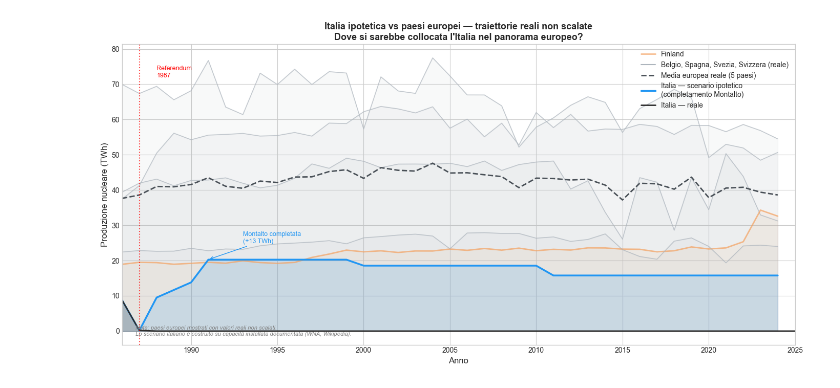
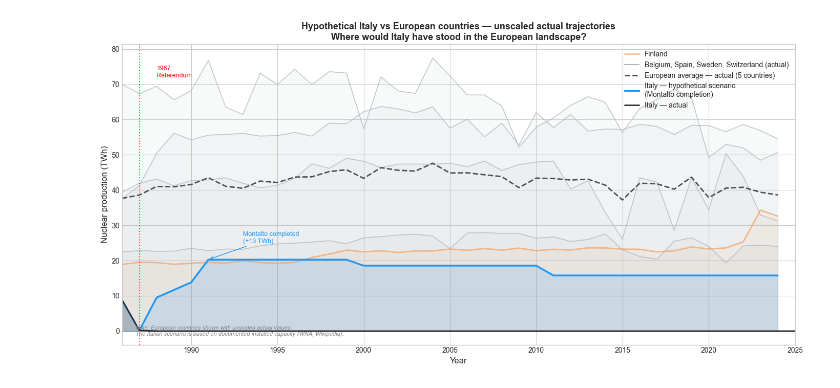
Before and after one commit to giuseppe-vigliotti/nuclear-data-analysis, a Jupyter notebook: notebooks/02_visualizzazioni.ipynb, the cells around one changed output. Saved outputs shown, nothing was run; the diff lists cells and outputs as text; code cells hidden in the pictures.

Commit message:
feat: regenerate plots and update notebooks

```diff
--- a/notebooks/02_visualizzazioni.ipynb
+++ b/notebooks/02_visualizzazioni.ipynb
@@ -4,16 +4,25 @@ import matplotlib.pyplot as plt
 import seaborn as sns
 import sqlite3
 import os
+import logging
 
-# Connessione al database
+# Logging setup (force=True for Jupyter kernel compatibility)
+logging.basicConfig(
+    level=logging.INFO,
+    format='%(asctime)s — %(levelname)s — %(message)s',
+    force=True
+)
+logger = logging.getLogger(__name__)
+
+# Connect to database
 BASE_DIR = os.path.dirname(os.path.abspath(''))
 DB_PATH = os.path.join(BASE_DIR, 'db', 'nuclear.db')
 conn = sqlite3.connect(DB_PATH)
 
-# Stile grafici
+# Chart style
 plt.style.use('seaborn-v0_8-whitegrid')
 sns.set_palette('husl')
 
-print("Setup completato")
-print(f"Database: {DB_PATH}")
+logger.info("Setup complete")
+logger.info(f"Database: {DB_PATH}")
 # %% [output]
@@ -1067,7 +1063,7 @@ Grafico salvato in plots/
 # %%
 fig, ax = plt.subplots(figsize=(14, 7))
 
-# Paesi europei — traiettorie reali non scalate
+# European countries — unscaled actual trajectories
 colori_eu = {
     'Belgium':     ('#DEE2E6', '#ADB5BD'),
     'Spain':       ('#DEE2E6', '#ADB5BD'),
@@ -1090,61 +1086,61 @@ for country in paesi_europei:
             color=line_col, linewidth=spessore,
             alpha=0.7, label=etichetta)
 
-# Etichetta per il gruppo grigio
+# Group label for grey countries
 ax.plot([], [], color='#ADB5BD', linewidth=1.5,
-        label='Belgio, Spagna, Svezia, Svizzera (reale)')
+        label='Belgium, Spain, Sweden, Switzerland (actual)')
 
-# Media europea reale
+# European actual average
 media_eu_reale = df_eu.groupby('year')['nuclear_twh'].mean()
 ax.plot(media_eu_reale.index, media_eu_reale.values,
         color='#495057', linewidth=2, linestyle='--',
-        label='Media europea reale (5 paesi)')
+        label='European average — actual (5 countries)')
 
-# Scenario Italia ipotetico — valori assoluti
+# Italy hypothetical scenario — absolute values
 ax.fill_between(df_scenario['year'], df_scenario['twh_scenario'],
                 alpha=0.15, color='#2196F3')
 ax.plot(df_scenario['year'], df_scenario['twh_scenario'],
         color='#2196F3', linewidth=2.5,
-        label='Italia — scenario ipotetico\n(completamento Montalto)')
+        label='Italy — hypothetical scenario\n(Montalto completion)')
 
-# Italia reale
+# Italy actual
 df_italy_plot = df_merged[
     (df_merged['country'] == 'Italy') &
     (df_merged['year'] >= 1986)
 ].copy()
 ax.fill_between(df_italy_plot['year'], df_italy_plot['nuclear_twh'],
                 alpha=0.2, color='#2d2d2d')
 ax.plot(df_italy_plot['year'], df_italy_plot['nuclear_twh'],
         color='#2d2d2d', linewidth=2,
-        label='Italia — reale')
+        label='Italy — actual')
 
-# Linea referendum
+# Referendum line
 ax.axvline(x=1987, color='red', linestyle=':', linewidth=1.5, alpha=0.7)
-ax.text(1988, 72, 'Referendum\n1987', color='red', fontsize=9)
+ax.text(1988, 72, '1987\nReferendum', color='red', fontsize=9)
 
-# Annotazione Montalto
-ax.annotate('Montalto completata\n(+13 TWh)',
+# Montalto annotation
+ax.annotate('Montalto completed\n(+13 TWh)',
             xy=(1991, 20.3), xytext=(1993, 25),
             arrowprops=dict(arrowstyle='->', color='#2196F3'),
             fontsize=9, color='#2196F3')
 
-ax.set_xlabel('Anno', fontsize=12)
-ax.set_ylabel('Produzione nucleare (TWh)', fontsize=12)
-ax.set_title('Italia ipotetica vs paesi europei — traiettorie reali non scalate\n'
-             'Dove si sarebbe collocata l\'Italia nel panorama europeo?',
+ax.set_xlabel('Year', fontsize=12)
+ax.set_ylabel('Nuclear production (TWh)', fontsize=12)
+ax.set_title('Hypothetical Italy vs European countries — unscaled actual trajectories\n'
+             'Where would Italy have stood in the European landscape?',
              fontsize=13, fontweight='bold')
 ax.legend(fontsize=10, loc='upper right')
 ax.set_xlim(1986, 2025)
 
-# Nota metodologica
+# Methodological note
 ax.text(0.02, 0.03,
-        'Nota: paesi europei mostrati con valori reali non scalati.\n'
-        'Lo scenario italiano è costruito su capacità installata documentata (WNA, Wikipedia).',
+        'Note: European countries shown with unscaled actual values.\n'
+        'The Italian scenario is based on documented installed capacity (WNA, Wikipedia).',
         transform=ax.transAxes, fontsize=8, color='gray', style='italic')
 
 plt.tight_layout()
 plt.savefig('../plots/08_confronto_europeo_reale.png', dpi=150, bbox_inches='tight')
 plt.show()
-print("Grafico salvato in plots/")
+logger.info("Chart saved to plots/")
 # %% [output]
-[figure, old version]
+[figure, new version]
```
Also changed, not shown: parts of 27 cells of this notebook, 16 other files.
